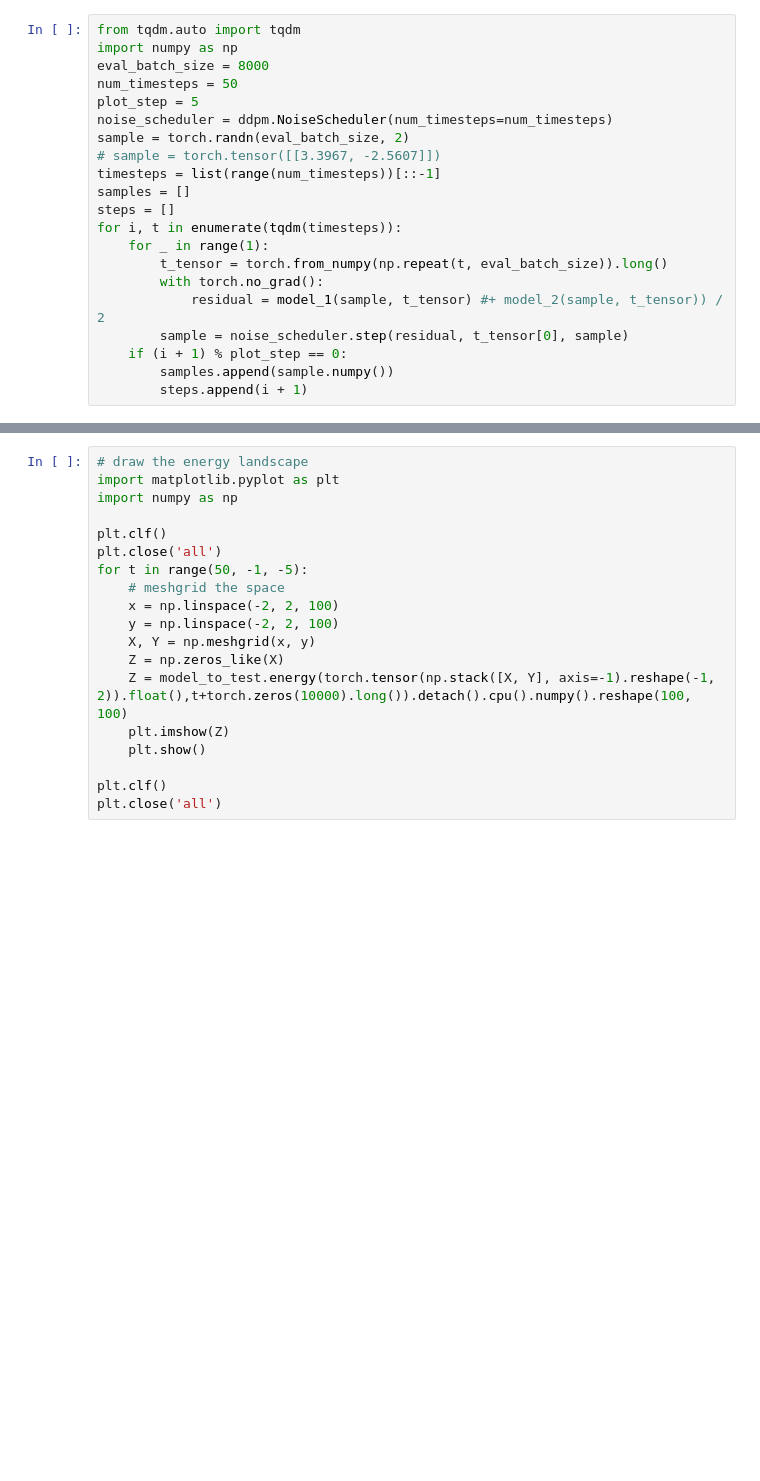
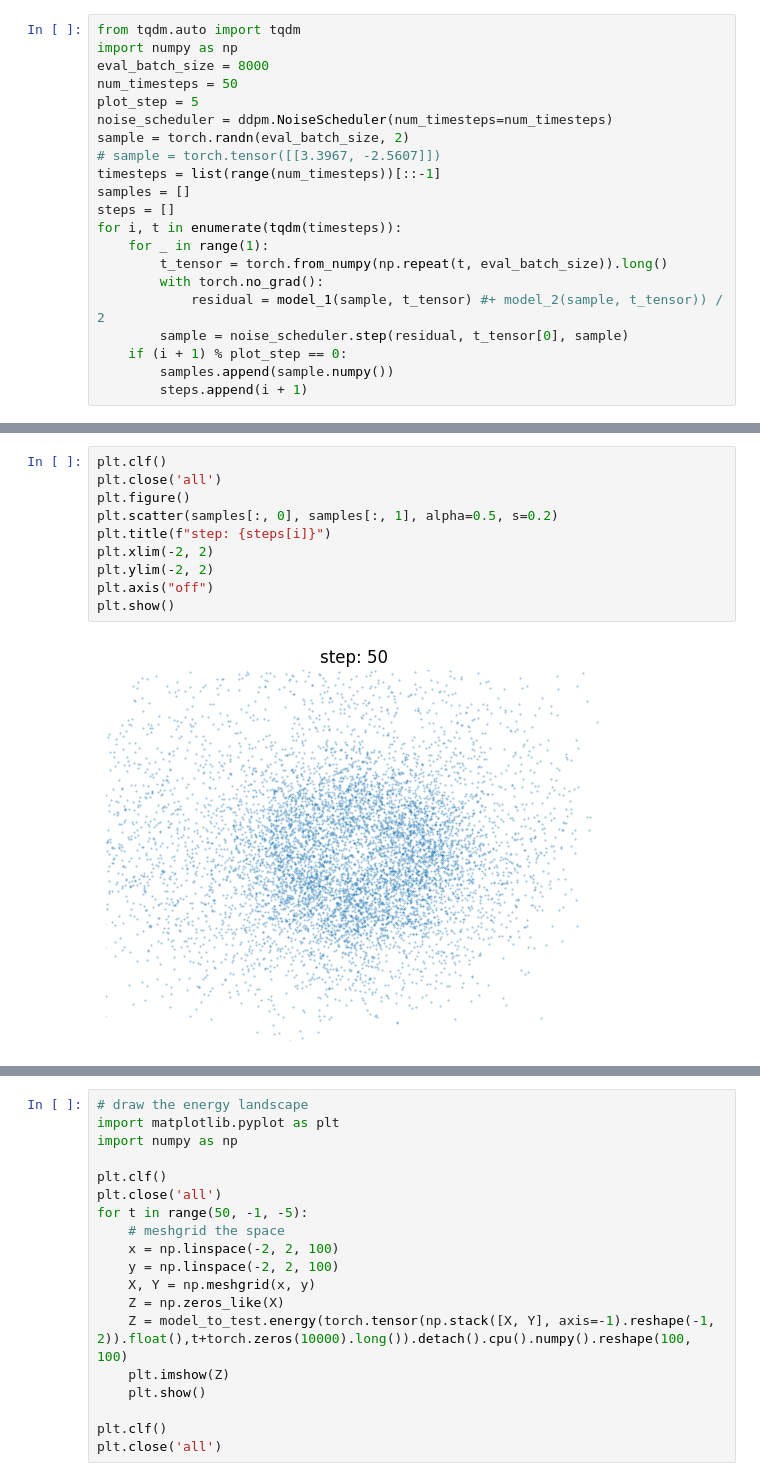
Before and after one commit to rainorangelemon/complift-2d-and-clevr, a Jupyter notebook: notebooks/composition.ipynb, the cells around one changed output, grey strips where cells are left out. Cells and saved outputs as stored; diff of their text form; blank space fills up the shorter version.

```diff
--- a/notebooks/composition.ipynb
+++ b/notebooks/composition.ipynb
@@ -62,3 +120,15 @@ for i, t in enumerate(tqdm(timesteps)):
+# %%
+plt.clf()
+plt.close('all')
+plt.figure()
+plt.scatter(samples[:, 0], samples[:, 1], alpha=0.5, s=0.2)
+plt.title(f"step: {steps[i]}")
+plt.xlim(-2, 2)
+plt.ylim(-2, 2)
+plt.axis("off")
+plt.show()
+# %% [output]
+[figure, added]
 # %%
 # hmc sampling
 
```
Also changed, not shown: parts of 4 cells of this notebook, 2 other files.
